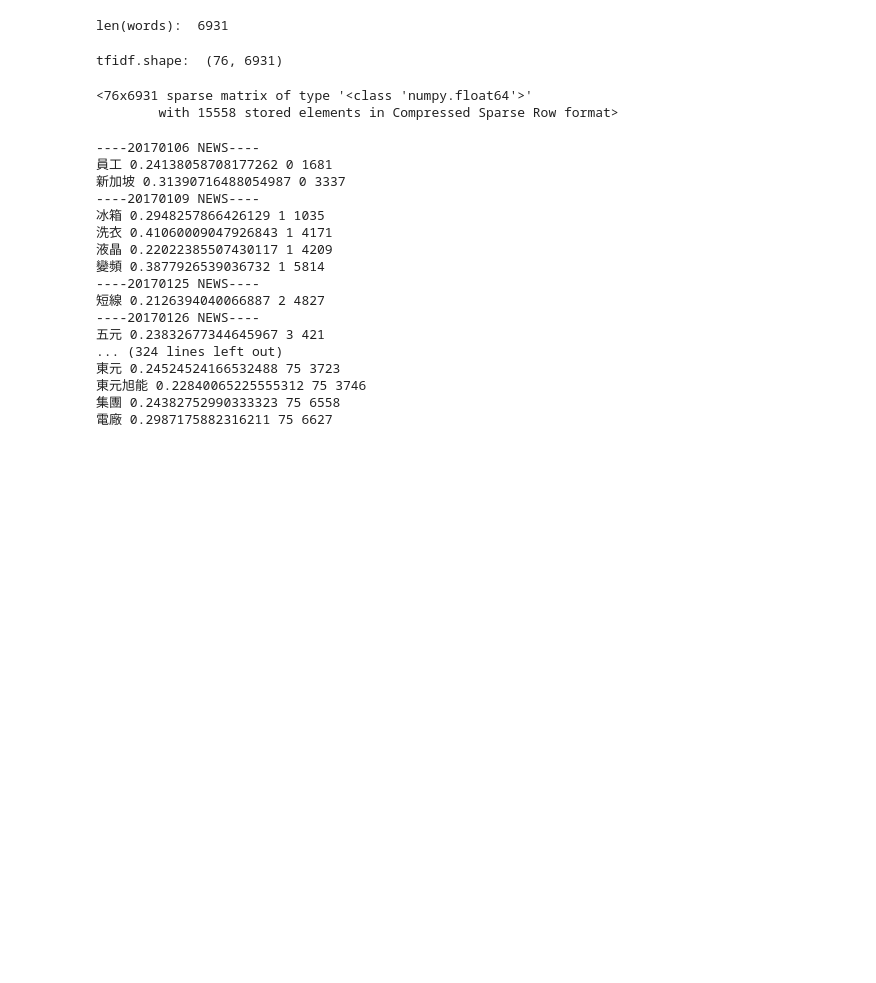
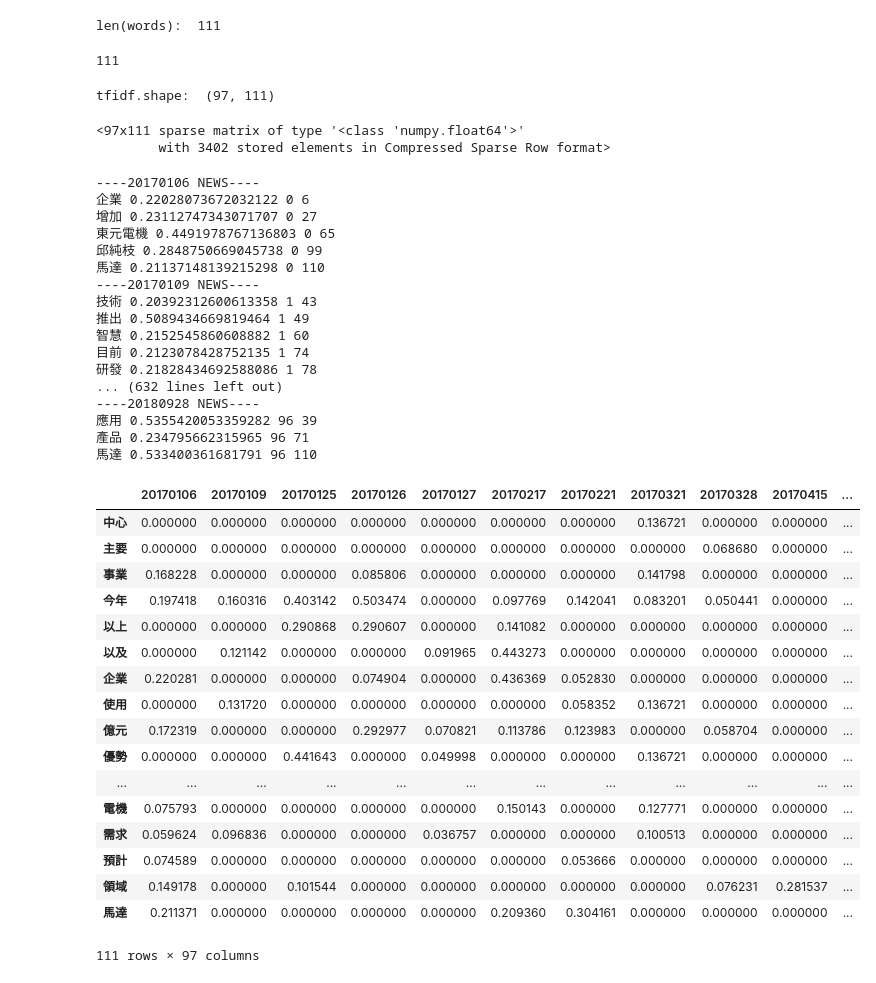
Before and after one commit to hsiehkl/NTU-CSX-Project, a Jupyter notebook: week_5/TF-IDF of News.ipynb, the cells around one changed output. Drawn from its saved outputs; the diff is of its cells as text; code cells hidden in the pictures; blank space fills up the shorter version.

Commit message:
add data frame for corpus and feature words

```diff
--- a/week_5/TF-IDF of News.ipynb
+++ b/week_5/TF-IDF of News.ipynb
@@ -28,7 +28,7 @@ with open('StopWords.txt', 'rt',encoding="utf-8") as txt:
     stopword = txt.read()
 stopword = stopword.split("\n")
 # %%
-def TextMining(file):
+def textMining(file):
     font = r"/anaconda3/lib/python3.6/site-packages/matplotlib/mpl-data/fonts/ttf/SimHei.ttf"
     #open file
     with open("./News/" + file + ".txt", 'rt',encoding="utf-8") as txt:
@@ -61,7 +61,7 @@ for single_date in daterange(start_date, end_date):
 # %%
 def get_join_list(file_date):
     try:
-        filter_list = TextMining(file_date)
+        filter_list = textMining(file_date)
         join_list = " ".join(filter_list)
         return join_list
     except:
@@ -100,19 +100,23 @@ len(corpus)
 # %%
 # tfidf
-vectorizer = TfidfVectorizer()
+vectorizer = TfidfVectorizer(max_df = 0.9, min_df = 0.2)
 tfidf = vectorizer.fit_transform(corpus)
 # %%
 words = vectorizer.get_feature_names()
 print("len(words): ", len(words))
 # %% [output]
-len(words):  6931
+len(words):  111
+# %%
+weight = tfidf.T.toarray()
+len(weight)
+# %% [output]
+111
 # %%
 print("tfidf.shape: ", tfidf.shape)
-tfidf
 # %% [output]
-tfidf.shape:  (76, 6931)
+tfidf.shape:  (97, 111)
-<76x6931 sparse matrix of type '<class 'numpy.float64'>'
-        with 15558 stored elements in Compressed Sparse Row format>
+<97x111 sparse matrix of type '<class 'numpy.float64'>'
+        with 3402 stored elements in Compressed Sparse Row format>
 # %%
 # check each document
 for i in range(len(corpus)):
@@ -122,19 +126,42 @@ for i in range(len(corpus)):
               print(words[j], tfidf[i,j], i ,j)
 # %% [output]
 ----20170106 NEWS----
-員工 0.24138058708177262 0 1681
-新加坡 0.31390716488054987 0 3337
+企業 0.22028073672032122 0 6
+增加 0.23112747343071707 0 27
+東元電機 0.4491978767136803 0 65
+邱純枝 0.2848750669045738 0 99
+馬達 0.21137148139215298 0 110
 ----20170109 NEWS----
-冰箱 0.2948257866426129 1 1035
-洗衣 0.41060009047926843 1 4171
-液晶 0.22022385507430117 1 4209
-變頻 0.3877926539036732 1 5814
-----20170125 NEWS----
-短線 0.2126394040066887 2 4827
-----20170126 NEWS----
-五元 0.23832677344645967 3 421
-... (324 lines left out)
-東元 0.24524524166532488 75 3723
-東元旭能 0.22840065225555312 75 3746
-集團 0.24382752990333323 75 6558
-電廠 0.2987175882316211 75 6627
+技術 0.20392312600613358 1 43
+推出 0.5089434669819464 1 49
+智慧 0.2152545860608882 1 60
+目前 0.2123078428752135 1 74
+研發 0.21828434692588086 1 78
+... (632 lines left out)
+----20180928 NEWS----
+應用 0.5355420053359282 96 39
+產品 0.234795662315965 96 71
+馬達 0.533400361681791 96 110
+# %%
+import pandas as pd
+df = pd.DataFrame(weight, index = words, columns = news_dates)
+df
+# %% [output]
+|  | 20170106 | 20170109 | 20170125 | 20170126 | 20170127 | 20170217 | 20170221 | 20170321 | 20170328 | 20170415 | ... |
+| 中心 | 0.000000 | 0.000000 | 0.000000 | 0.000000 | 0.000000 | 0.000000 | 0.000000 | 0.136721 | 0.000000 | 0.000000 | ... |
+| 主要 | 0.000000 | 0.000000 | 0.000000 | 0.000000 | 0.000000 | 0.000000 | 0.000000 | 0.000000 | 0.068680 | 0.000000 | ... |
+| 事業 | 0.168228 | 0.000000 | 0.000000 | 0.085806 | 0.000000 | 0.000000 | 0.000000 | 0.141798 | 0.000000 | 0.000000 | ... |
+| 今年 | 0.197418 | 0.160316 | 0.403142 | 0.503474 | 0.000000 | 0.097769 | 0.142041 | 0.083201 | 0.050441 | 0.000000 | ... |
+| 以上 | 0.000000 | 0.000000 | 0.290868 | 0.290607 | 0.000000 | 0.141082 | 0.000000 | 0.000000 | 0.000000 | 0.000000 | ... |
+| 以及 | 0.000000 | 0.121142 | 0.000000 | 0.000000 | 0.091965 | 0.443273 | 0.000000 | 0.000000 | 0.000000 | 0.000000 | ... |
+| 企業 | 0.220281 | 0.000000 | 0.000000 | 0.074904 | 0.000000 | 0.436369 | 0.052830 | 0.000000 | 0.000000 | 0.000000 | ... |
+| 使用 | 0.000000 | 0.131720 | 0.000000 | 0.000000 | 0.000000 | 0.000000 | 0.058352 | 0.136721 | 0.000000 | 0.000000 | ... |
+| 億元 | 0.172319 | 0.000000 | 0.000000 | 0.292977 | 0.070821 | 0.113786 | 0.123983 | 0.000000 | 0.058704 | 0.000000 | ... |
+| 優勢 | 0.000000 | 0.000000 | 0.441643 | 0.000000 | 0.049998 | 0.000000 | 0.000000 | 0.136721 | 0.000000 | 0.000000 | ... |
+| ... | ... | ... | ... | ... | ... | ... | ... | ... | ... | ... | ... |
+| 電機 | 0.075793 | 0.000000 | 0.000000 | 0.000000 | 0.000000 | 0.150143 | 0.000000 | 0.127771 | 0.000000 | 0.000000 | ... |
+| 需求 | 0.059624 | 0.096836 | 0.000000 | 0.000000 | 0.036757 | 0.000000 | 0.000000 | 0.100513 | 0.000000 | 0.000000 | ... |
+| 預計 | 0.074589 | 0.000000 | 0.000000 | 0.000000 | 0.000000 | 0.000000 | 0.053666 | 0.000000 | 0.000000 | 0.000000 | ... |
+| 領域 | 0.149178 | 0.000000 | 0.101544 | 0.000000 | 0.000000 | 0.000000 | 0.000000 | 0.000000 | 0.076231 | 0.281537 | ... |
+| 馬達 | 0.211371 | 0.000000 | 0.000000 | 0.000000 | 0.000000 | 0.209360 | 0.304161 | 0.000000 | 0.000000 | 0.000000 | ... |
+111 rows × 97 columns
```
Also changed, not shown: parts of 3 cells of this notebook.
